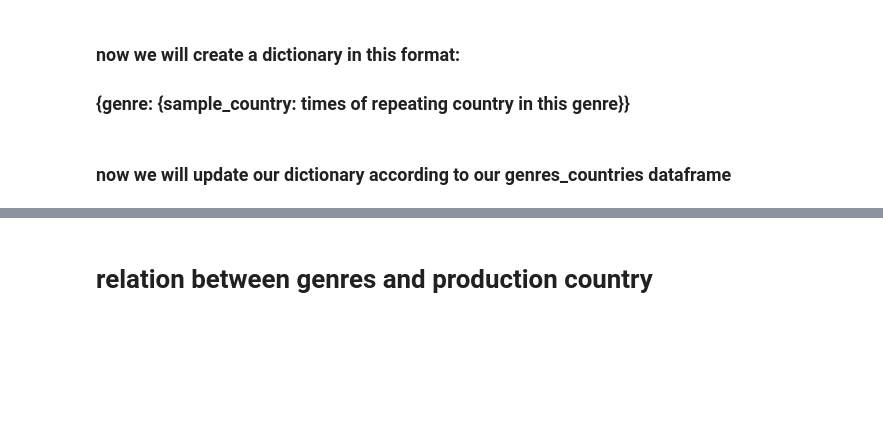
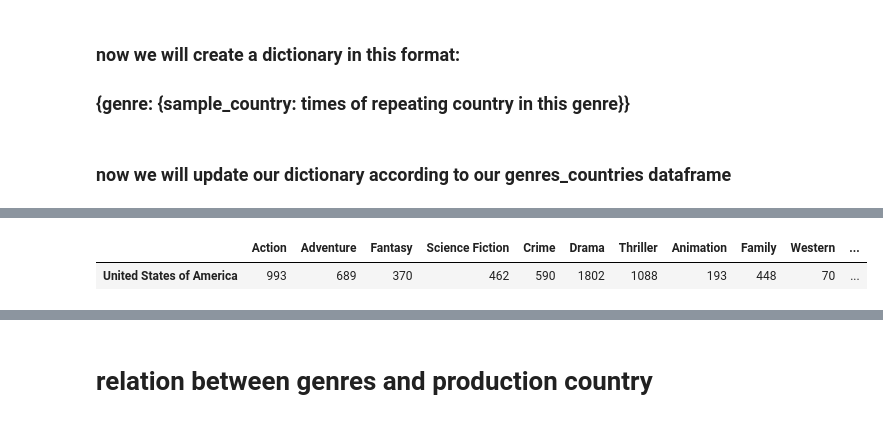
Before and after one commit to saeedshiranii/Data_Analysis, a Jupyter notebook: Movie recomendation/movie_recomendation.ipynb, the cells around one changed output, grey strips where cells are left out. Cells and saved outputs as stored; diff of their text form; code cells hidden in the pictures; blank space fills up the shorter version.

```diff
--- a/Movie recomendation/movie_recomendation.ipynb
+++ b/Movie recomendation/movie_recomendation.ipynb
@@ -237 +222,6 @@ genres_vs_countries pd.DataFrame.from_dict(main_dict, orient="index")
+# %%
+genres_vs_countries.head(1)
+# %% [output]
+|  | Action | Adventure | Fantasy | Science Fiction | Crime | Drama | Thriller | Animation | Family | Western | ... |
+| United States of America | 993 | 689 | 370 | 462 | 590 | 1802 | 1088 | 193 | 448 | 70 | ... |
 # %%
```
Also changed, not shown: parts of 15 cells of this notebook.
